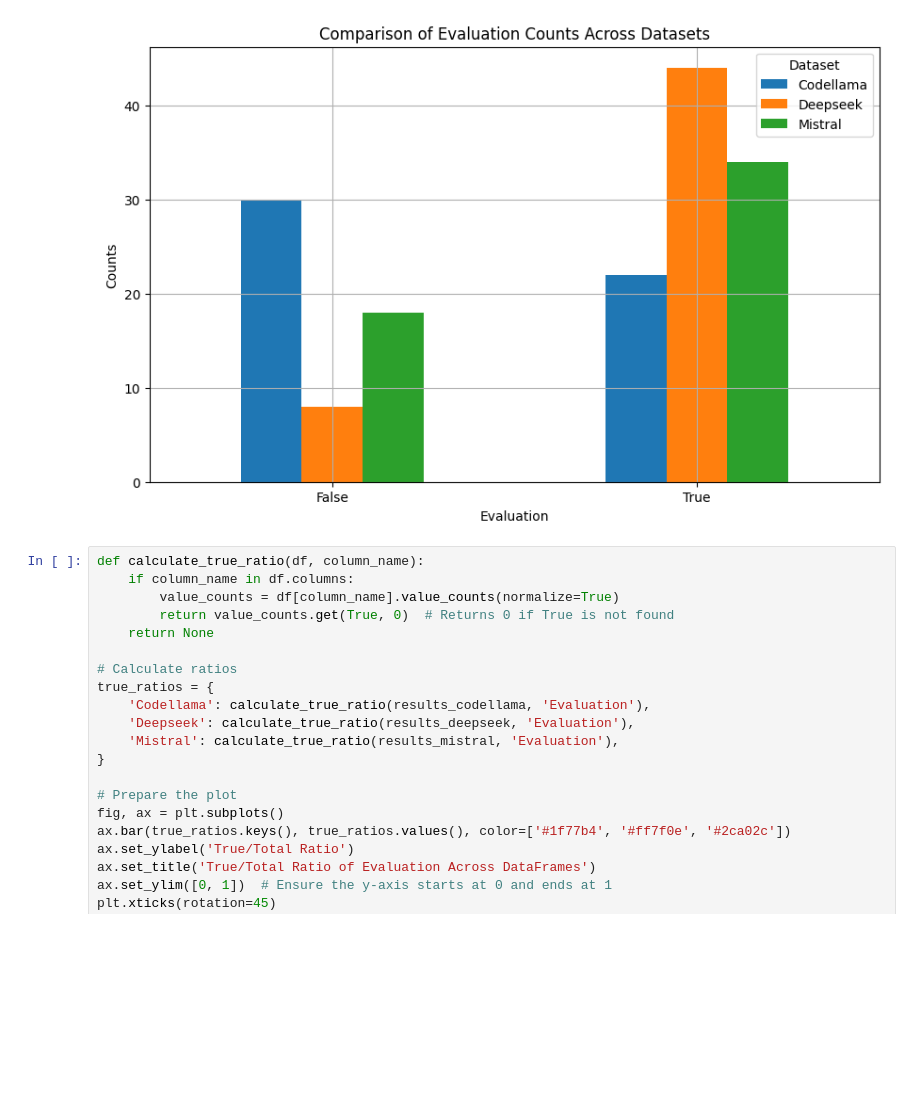
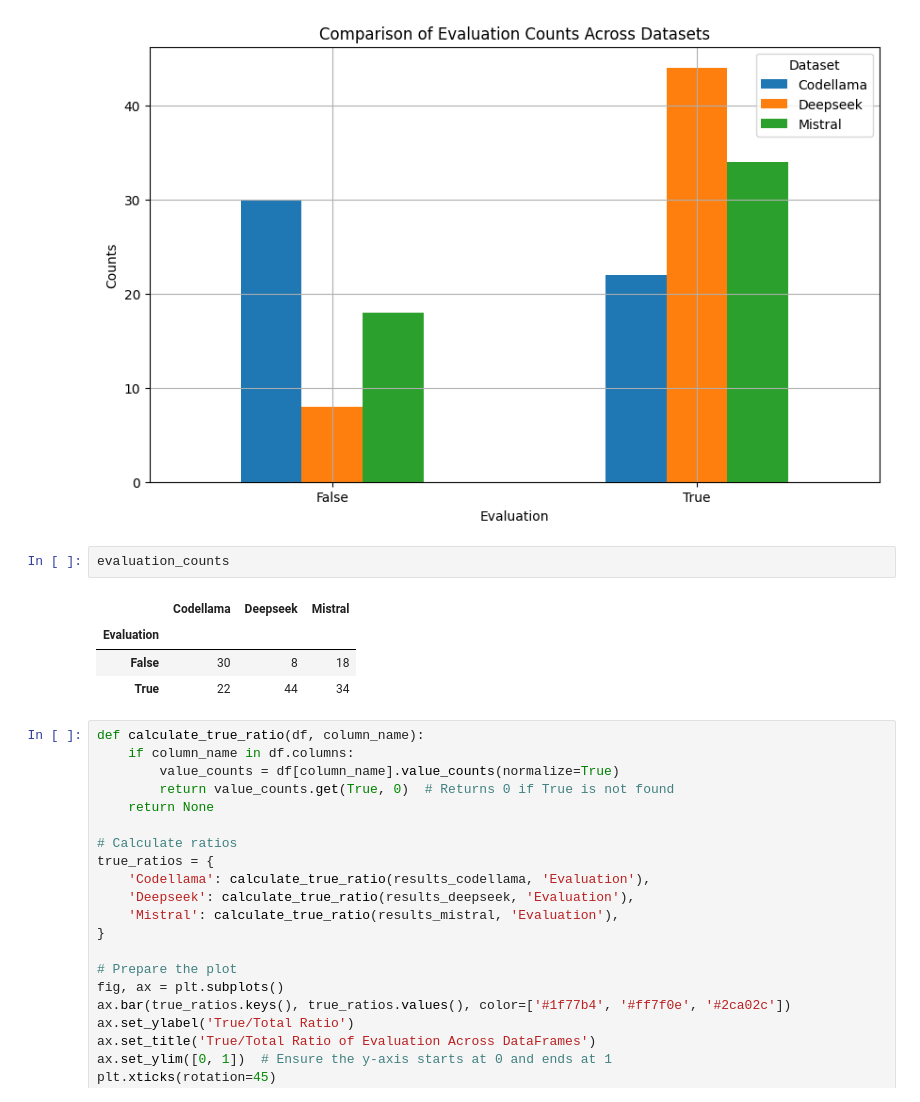
Before and after one commit to zidanehammouda/CSV-Question-Answering-App, a Jupyter notebook: src/notebook.ipynb, the cells around one changed output. Drawn from its saved outputs; the diff is of its cells as text; blank space fills up the shorter version.

```diff
--- a/src/notebook.ipynb
+++ b/src/notebook.ipynb
@@ -445,6 +424,13 @@ plt.legend(title='Dataset')
 plt.show()
 # %% [output]
 [figure]
+# %%
+evaluation_counts
+# %% [output]
+|  | Codellama | Deepseek | Mistral |
+| Evaluation |  |  |  |
+| False | 30 | 8 | 18 |
+| True | 22 | 44 | 34 |
 # %%
 def calculate_true_ratio(df, column_name):
     if column_name in df.columns:
```
Also changed, not shown: parts of 8 cells of this notebook, 19 other files.
